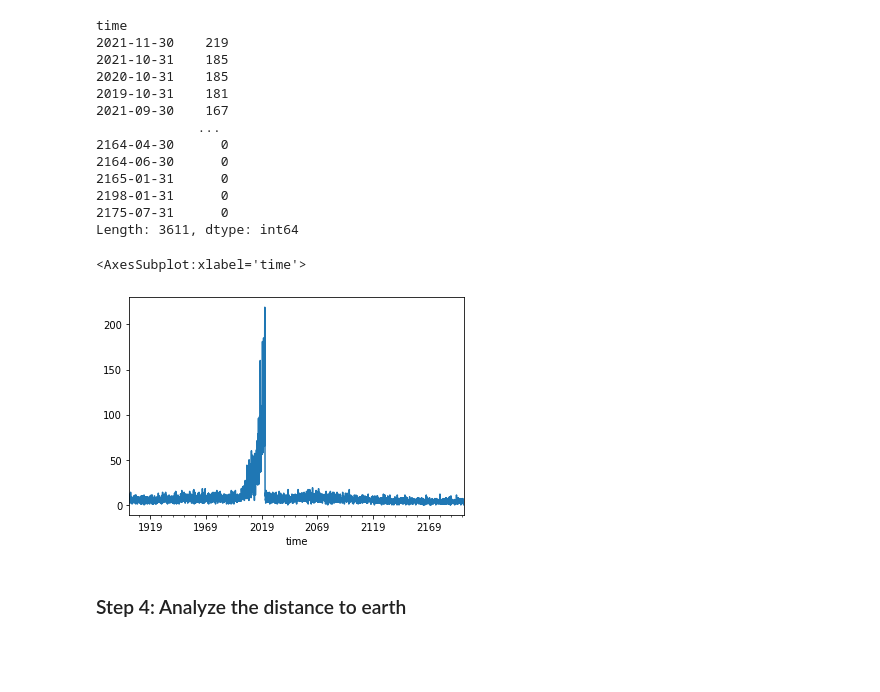
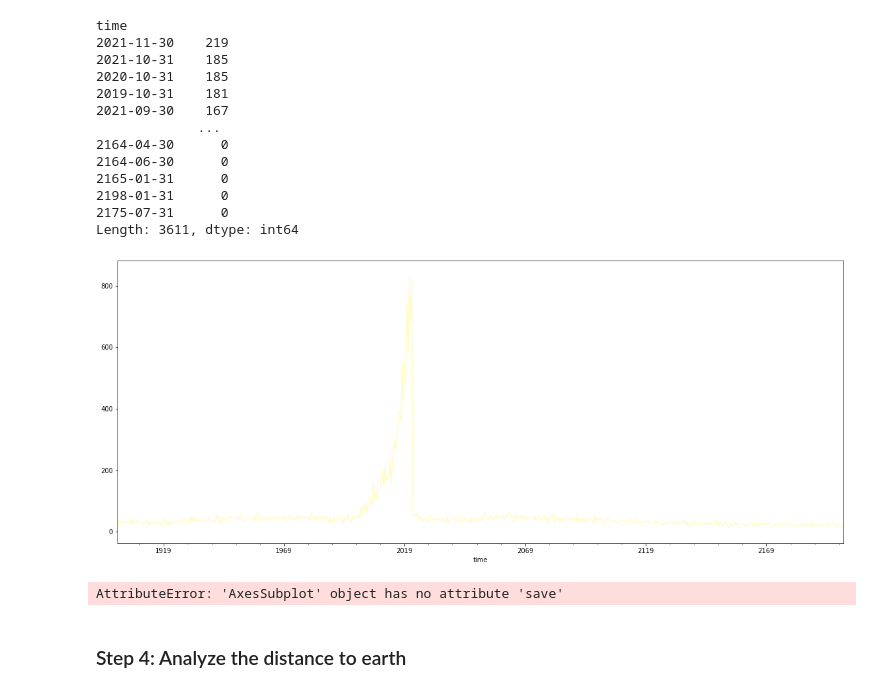
Before and after one commit to AngelineJCQ/near-earth-objects-project, a Jupyter notebook: docs/near-earth-objects-analysis.ipynb, the cells around one changed output. Saved outputs shown, nothing was run; the diff lists cells and outputs as text; code cells hidden in the pictures; blank space fills up the shorter version.

```diff
--- a/docs/near-earth-objects-analysis.ipynb
+++ b/docs/near-earth-objects-analysis.ipynb
@@ -117,10 +117,13 @@ time
 2175-07-31      0
 Length: 3611, dtype: int64
 # %%
-df.resample('M', on='time').size().plot()
+df.resample('6M', on='time').size().plot(figsize=(20,8),color="#FFFCC7").get_figure().savefig("vis1.pdf", transparent = True)
 # %% [output]
-<AxesSubplot:xlabel='time'>
-[figure, old version]
+[figure, new version]
+# %%
+vis1.save(filename = 'vis1.png', height=5, width=9, units = 'in', dpi=1000)
+# %% [output]
+AttributeError: 'AxesSubplot' object has no attribute 'save'
 # %% [markdown]
 ### Step 4: Analyze the distance to earth
 # %%
```
Also changed, not shown: parts of 27 cells of this notebook.
